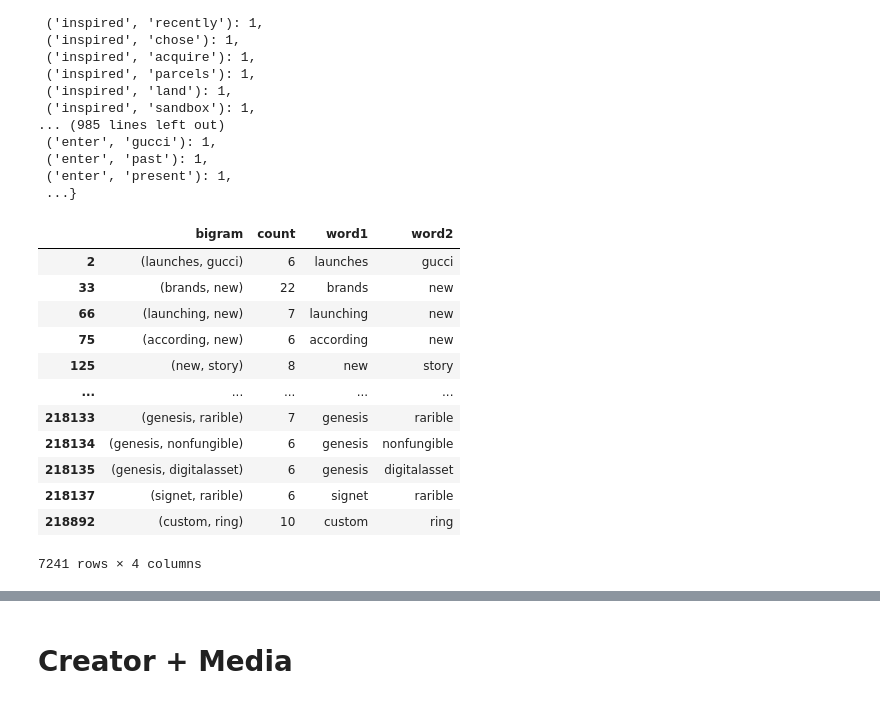
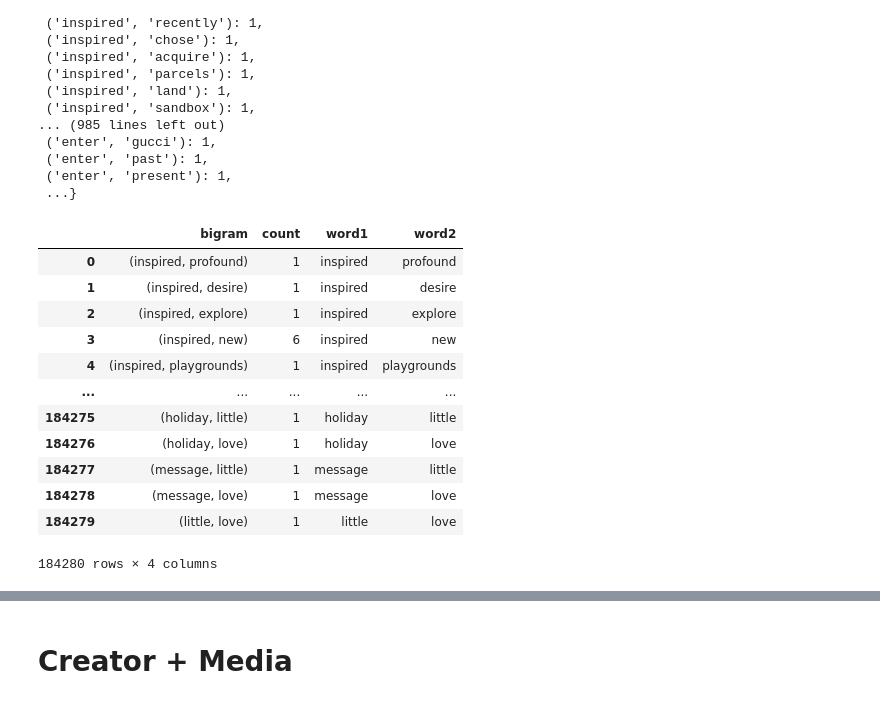
Before and after one commit to avanthikaa2019/is434_project, a Jupyter notebook: tweet text co-occ parveen try.ipynb, the cells around one changed output, grey strips where cells are left out. Drawn from its saved outputs; the diff is of its cells as text; code cells hidden in the pictures.

```diff
--- a/tweet text co-occ parveen try.ipynb
+++ b/tweet text co-occ parveen try.ipynb
@@ -62,35 +62,29 @@ compiler_dict
  ...}
 # %%
 bigram_df_c = pd.DataFrame(compiler_dict.items(), columns=['bigram', 'count'])
-# %%
-to_remove=[]
-for x in range(len(bigram_df_c['count'])):
-    if bigram_df_c.iloc[x][1] <= 5:
-        to_remove.append(x)
-bigram_df_c.drop(to_remove, axis=0, inplace=True)
 # %%
-df = bigram_df.copy()
+df = bigram_df_c.copy()
 
 word1 = []
 word2 = []
 for i, j in df['bigram']:
     word1.append(i)
     word2.append(j)
 
 df['word1']=word1
 df['word2']=word2
 df
 # %% [output]
 |  | bigram | count | word1 | word2 |
-| 2 | (launches, gucci) | 6 | launches | gucci |
-| 33 | (brands, new) | 22 | brands | new |
-| 66 | (launching, new) | 7 | launching | new |
-| 75 | (according, new) | 6 | according | new |
-| 125 | (new, story) | 8 | new | story |
+| 0 | (inspired, profound) | 1 | inspired | profound |
+| 1 | (inspired, desire) | 1 | inspired | desire |
+| 2 | (inspired, explore) | 1 | inspired | explore |
+| 3 | (inspired, new) | 6 | inspired | new |
+| 4 | (inspired, playgrounds) | 1 | inspired | playgrounds |
 | ... | ... | ... | ... | ... |
-| 218133 | (genesis, rarible) | 7 | genesis | rarible |
-| 218134 | (genesis, nonfungible) | 6 | genesis | nonfungible |
-| 218135 | (genesis, digitalasset) | 6 | genesis | digitalasset |
-| 218137 | (signet, rarible) | 6 | signet | rarible |
-| 218892 | (custom, ring) | 10 | custom | ring |
+| 184275 | (holiday, little) | 1 | holiday | little |
+| 184276 | (holiday, love) | 1 | holiday | love |
+| 184277 | (message, little) | 1 | message | little |
+| 184278 | (message, love) | 1 | message | love |
+| 184279 | (little, love) | 1 | little | love |
-7241 rows × 4 columns
+184280 rows × 4 columns
```
Also changed, not shown: parts of 7 cells of this notebook, 3 other files.
